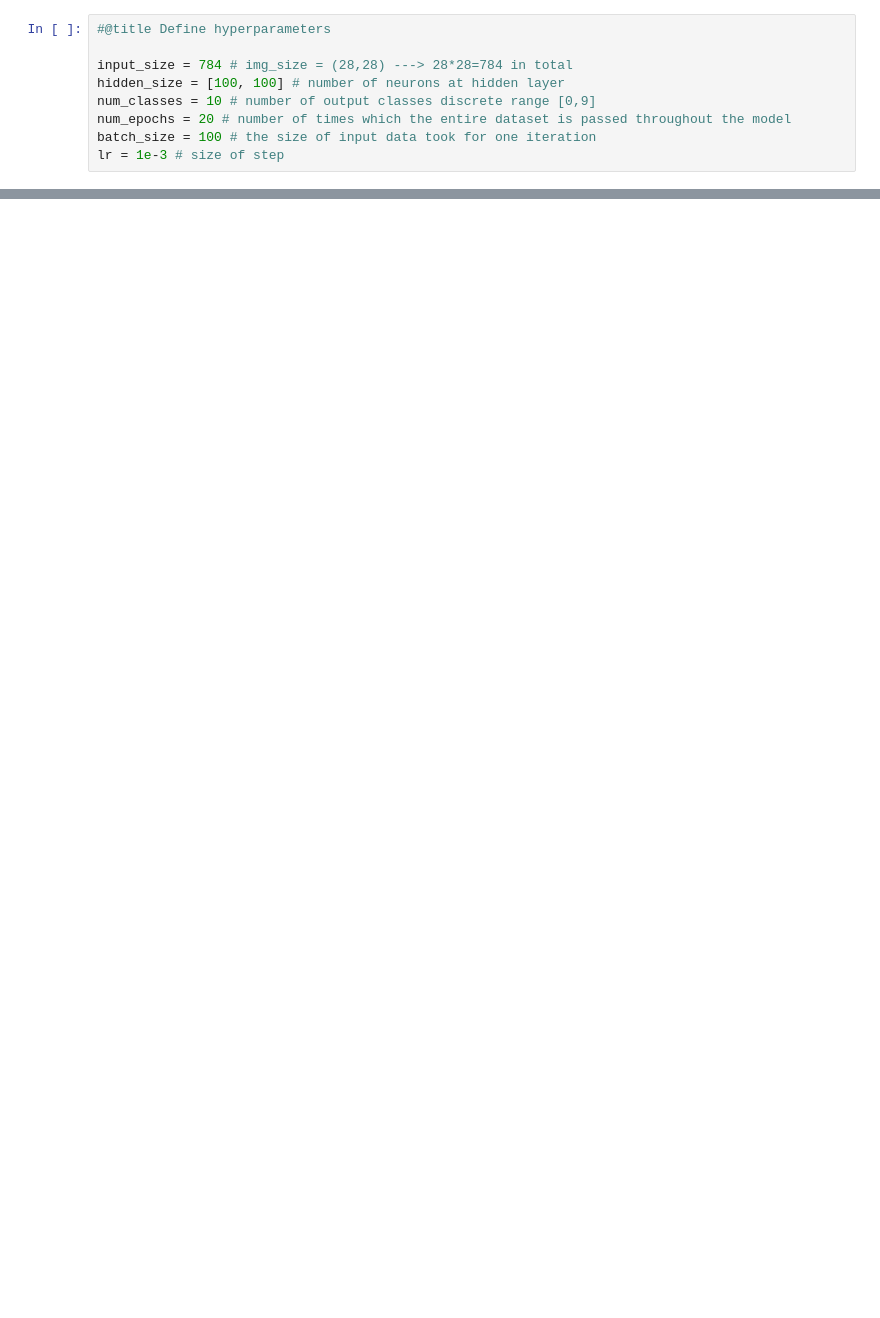
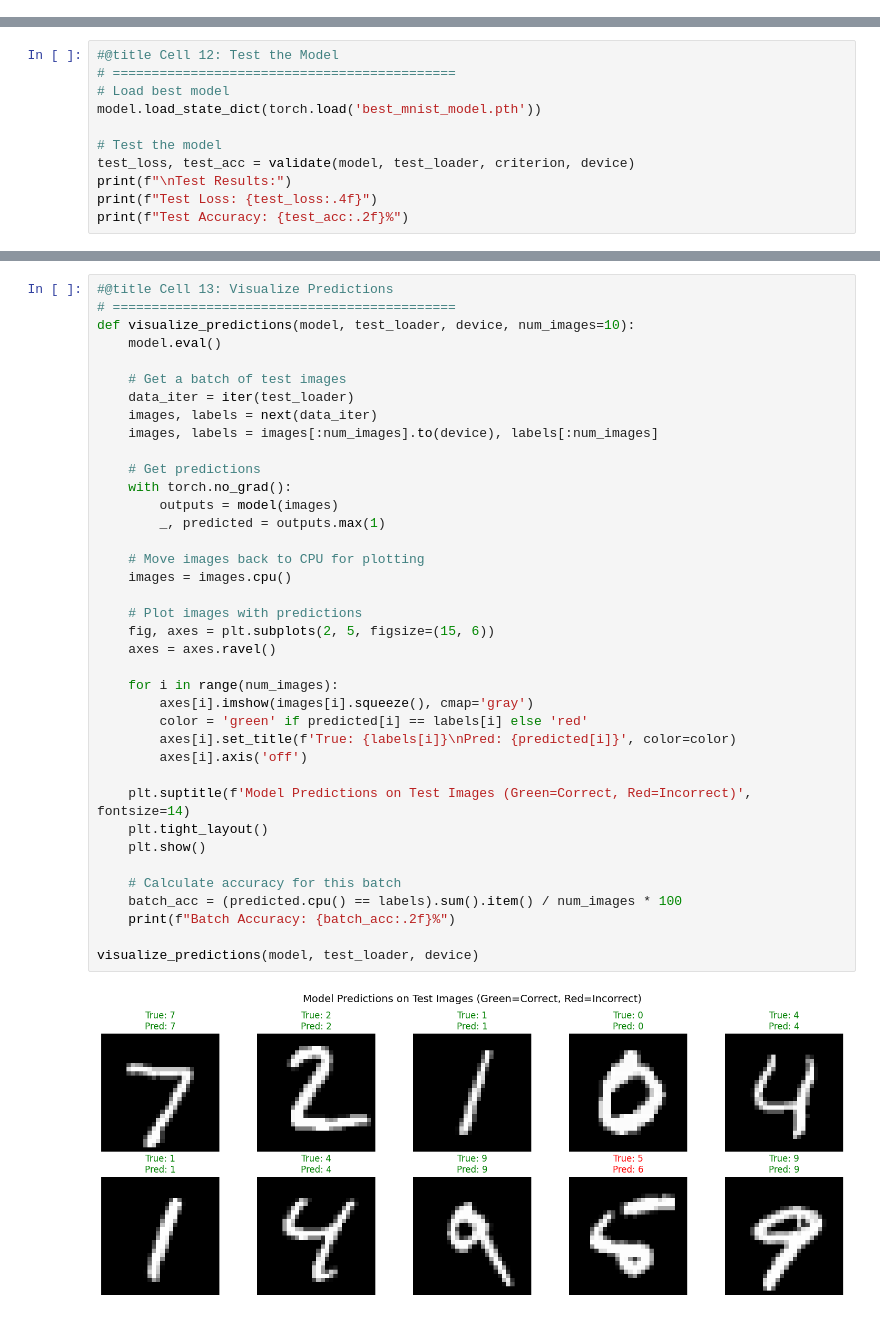
Before and after one commit to JianpanHuang/HKU_DRAD6213, a Jupyter notebook: Lecture4/4_digit_recog_mnist.ipynb, the cells around one changed output, grey strips where cells are left out. Drawn from its saved outputs; the diff is of its cells as text; blank space fills up the shorter version.

```diff
--- a/Lecture4/4_digit_recog_mnist.ipynb
+++ b/Lecture4/4_digit_recog_mnist.ipynb
@@ -33,9 +0,0 @@ from torch.autograd import Variable
-# %%
-#@title Define hyperparameters
-
-input_size = 784 # img_size = (28,28) ---> 28*28=784 in total
-hidden_size = [100, 100] # number of neurons at hidden layer
-num_classes = 10 # number of output classes discrete range [0,9]
-num_epochs = 20 # number of times which the entire dataset is passed throughout the model
-batch_size = 100 # the size of input data took for one iteration
-lr = 1e-3 # size of step
@@ -409,0 +350,11 @@ The prediction: [6]
+# %%
+#@title Cell 12: Test the Model
+# ============================================
+# Load best model
+model.load_state_dict(torch.load('best_mnist_model.pth'))
+
+# Test the model
+test_loss, test_acc = validate(model, test_loader, criterion, device)
+print(f"\nTest Results:")
+print(f"Test Loss: {test_loss:.4f}")
+print(f"Test Accuracy: {test_acc:.2f}%")
@@ -409,0 +365,40 @@ The prediction: [6]
+# %%
+#@title Cell 13: Visualize Predictions
+# ============================================
+def visualize_predictions(model, test_loader, device, num_images=10):
+    model.eval()
+
+    # Get a batch of test images
+    data_iter = iter(test_loader)
+    images, labels = next(data_iter)
+    images, labels = images[:num_images].to(device), labels[:num_images]
+
+    # Get predictions
+    with torch.no_grad():
+        outputs = model(images)
+        _, predicted = outputs.max(1)
+
+    # Move images back to CPU for plotting
+    images = images.cpu()
+
+    # Plot images with predictions
+    fig, axes = plt.subplots(2, 5, figsize=(15, 6))
+    axes = axes.ravel()
+
+    for i in range(num_images):
+        axes[i].imshow(images[i].squeeze(), cmap='gray')
+        color = 'green' if predicted[i] == labels[i] else 'red'
+        axes[i].set_title(f'True: {labels[i]}\nPred: {predicted[i]}', color=color)
+        axes[i].axis('off')
+
+    plt.suptitle(f'Model Predictions on Test Images (Green=Correct, Red=Incorrect)', fontsize=14)
+    plt.tight_layout()
+    plt.show()
+
+    # Calculate accuracy for this batch
+    batch_acc = (predicted.cpu() == labels).sum().item() / num_images * 100
+    print(f"Batch Accuracy: {batch_acc:.2f}%")
+
+visualize_predictions(model, test_loader, device)
+# %% [output]
+[figure, added]
```
Also changed, not shown: parts of 33 cells of this notebook.
